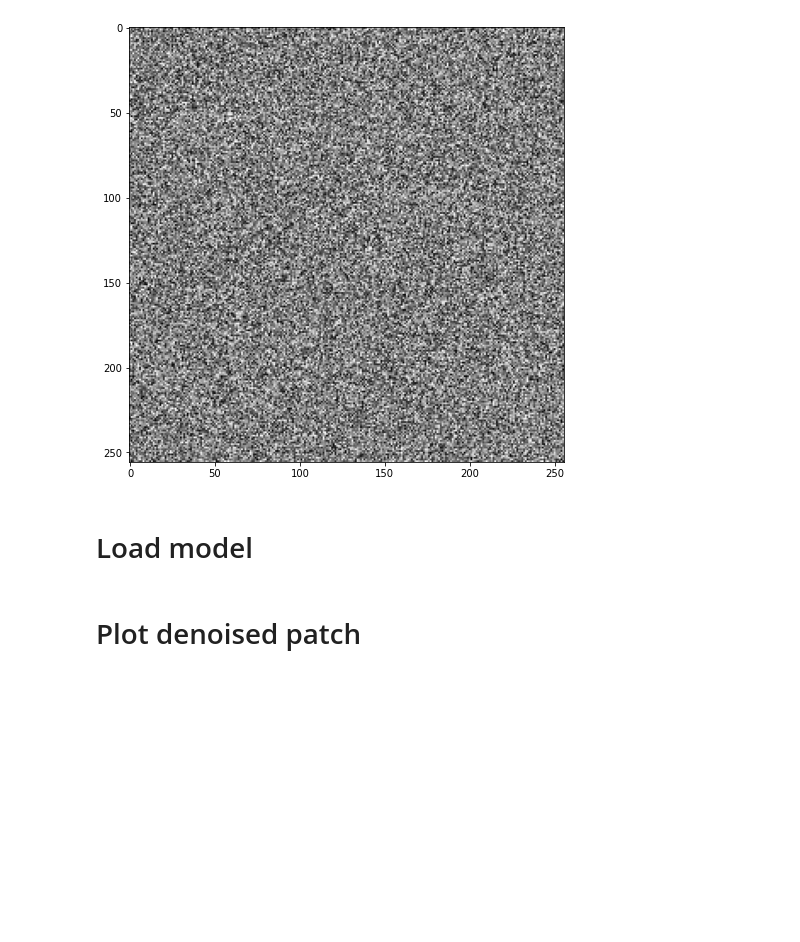
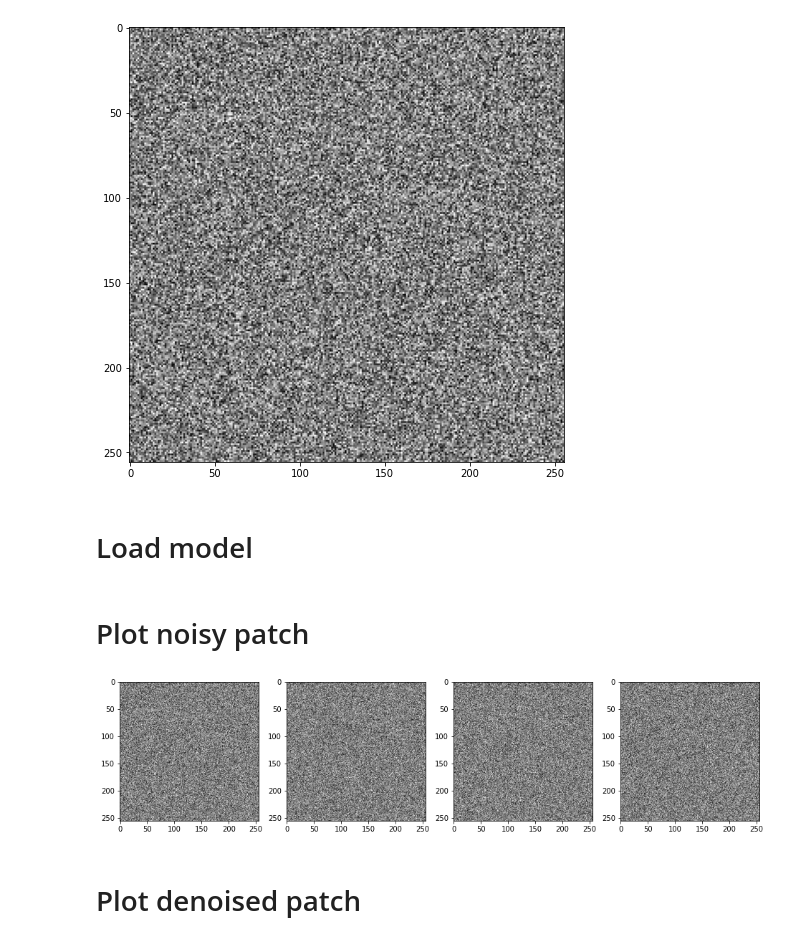
Before and after one commit to NikolasMarkou/blind_image_denoising, a Jupyter notebook: notebooks/test_bfcnn_models.ipynb, the cells around one changed output. Cells and saved outputs as stored; diff of their text form; code cells hidden in the pictures; blank space fills up the shorter version.

```diff
--- a/notebooks/test_bfcnn_models.ipynb
+++ b/notebooks/test_bfcnn_models.ipynb
@@ -48,8 +48,18 @@ plt.imshow(x[0,:,:,0], cmap="gray_r")
 # %%
 model = bfcnn.load_model("sparse_resnet_5x5_bn_3x3")
 x_denoise = x
-for i in range(5):
+for i in range(3):
     x_denoise = model(x_denoise)
+# %% [markdown]
+# Plot noisy patch
+# %%
+fig = plt.figure(figsize=(16,8))
+for i in range(RANDOM_BATCH_SIZE[0]):
+    plt.subplot(1, RANDOM_BATCH_SIZE[0], i+1)
+    plt.imshow(x[i,:,:,0], cmap="gray_r")
+plt.show()
+# %% [output]
+[figure, added]
 # %% [markdown]
 # Plot denoised patch
 # %%
```
Also changed, not shown: parts of 1 cell of this notebook.
